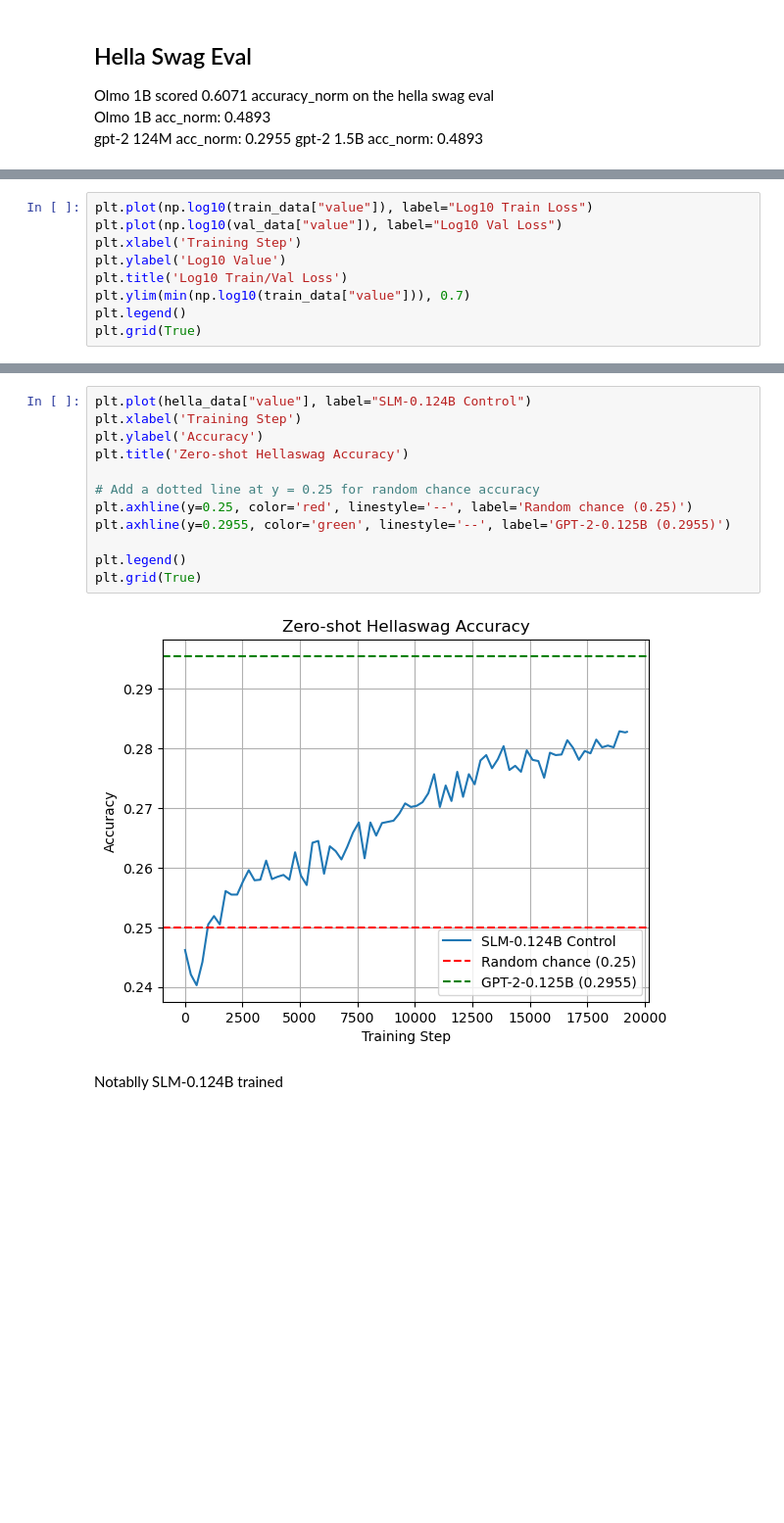
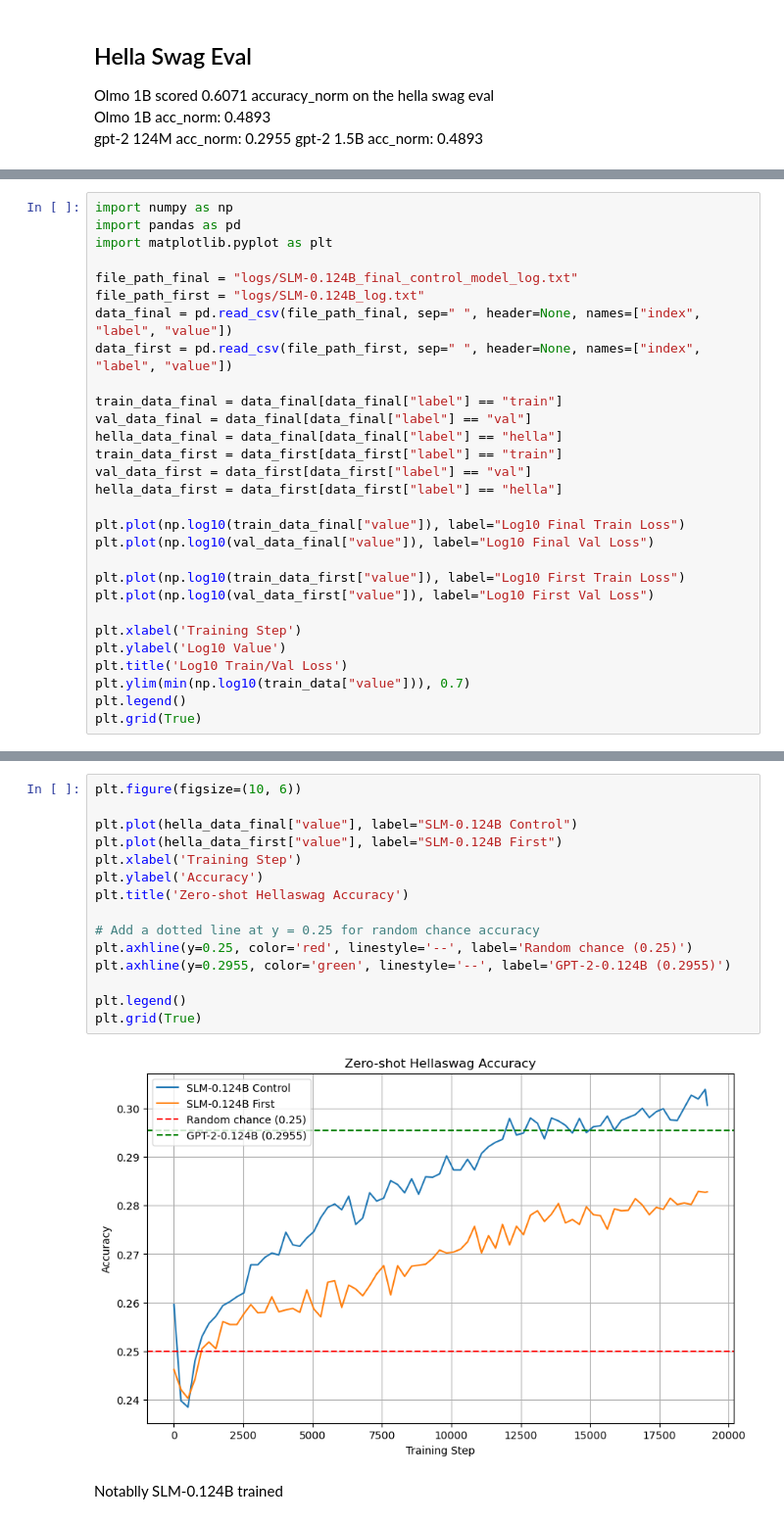
Before and after one commit to hachoj/ImportantProjects, a Jupyter notebook: LLMs/SLM/knowledge_distilation.ipynb, the cells around one changed output, grey strips where cells are left out. Shown: that part at 98% size. Saved outputs shown, nothing was run; the diff lists cells and outputs as text; blank space fills up the shorter version.

Commit message:
finished looking at the final control

```diff
--- a/LLMs/SLM/knowledge_distilation.ipynb
+++ b/LLMs/SLM/knowledge_distilation.ipynb
@@ -60,6 +23,26 @@ plt.show()
 # %%
-plt.plot(np.log10(train_data["value"]), label="Log10 Train Loss")
-plt.plot(np.log10(val_data["value"]), label="Log10 Val Loss")
+import numpy as np
+import pandas as pd
+import matplotlib.pyplot as plt
+
+file_path_final = "logs/SLM-0.124B_final_control_model_log.txt"
+file_path_first = "logs/SLM-0.124B_log.txt"
+data_final = pd.read_csv(file_path_final, sep=" ", header=None, names=["index", "label", "value"])
+data_first = pd.read_csv(file_path_first, sep=" ", header=None, names=["index", "label", "value"])
+
+train_data_final = data_final[data_final["label"] == "train"]
+val_data_final = data_final[data_final["label"] == "val"]
+hella_data_final = data_final[data_final["label"] == "hella"]
+train_data_first = data_first[data_first["label"] == "train"]
+val_data_first = data_first[data_first["label"] == "val"]
+hella_data_first = data_first[data_first["label"] == "hella"]
+
+plt.plot(np.log10(train_data_final["value"]), label="Log10 Final Train Loss")
+plt.plot(np.log10(val_data_final["value"]), label="Log10 Final Val Loss")
+
+plt.plot(np.log10(train_data_first["value"]), label="Log10 First Train Loss")
+plt.plot(np.log10(val_data_first["value"]), label="Log10 First Val Loss")
+
 plt.xlabel('Training Step')
 plt.ylabel('Log10 Value')
 plt.title('Log10 Train/Val Loss')
@@ -71,16 +54,19 @@ plt.grid(True)
 # %%
-plt.plot(hella_data["value"], label="SLM-0.124B Control")
+plt.figure(figsize=(10, 6))
+
+plt.plot(hella_data_final["value"], label="SLM-0.124B Control")
+plt.plot(hella_data_first["value"], label="SLM-0.124B First")
 plt.xlabel('Training Step')
 plt.ylabel('Accuracy')
 plt.title('Zero-shot Hellaswag Accuracy')
 
 # Add a dotted line at y = 0.25 for random chance accuracy
 plt.axhline(y=0.25, color='red', linestyle='--', label='Random chance (0.25)')
-plt.axhline(y=0.2955, color='green', linestyle='--', label='GPT-2-0.125B (0.2955)')
+plt.axhline(y=0.2955, color='green', linestyle='--', label='GPT-2-0.124B (0.2955)')
 
 plt.legend()
 plt.grid(True)
 # %% [output]
-[figure, old version]
+[figure, new version]
 # %% [markdown]
 Notablly SLM-0.124B trained
```
Also changed, not shown: parts of 2 cells of this notebook.
